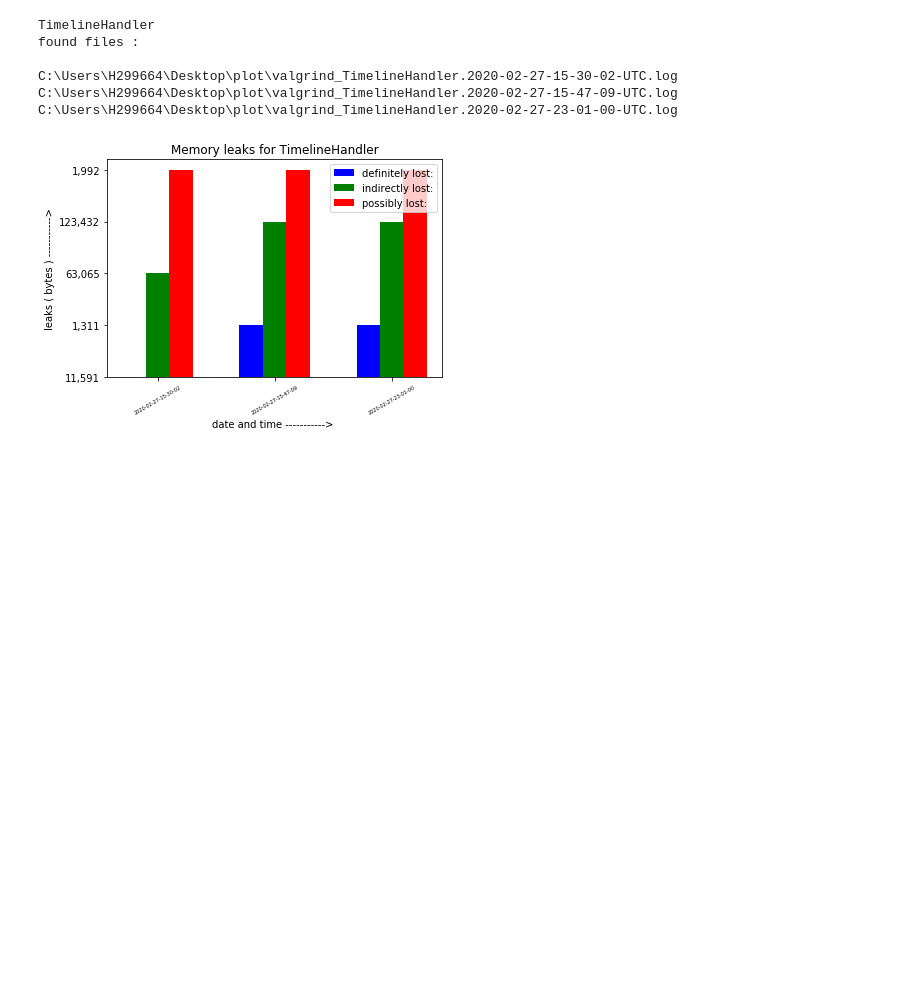
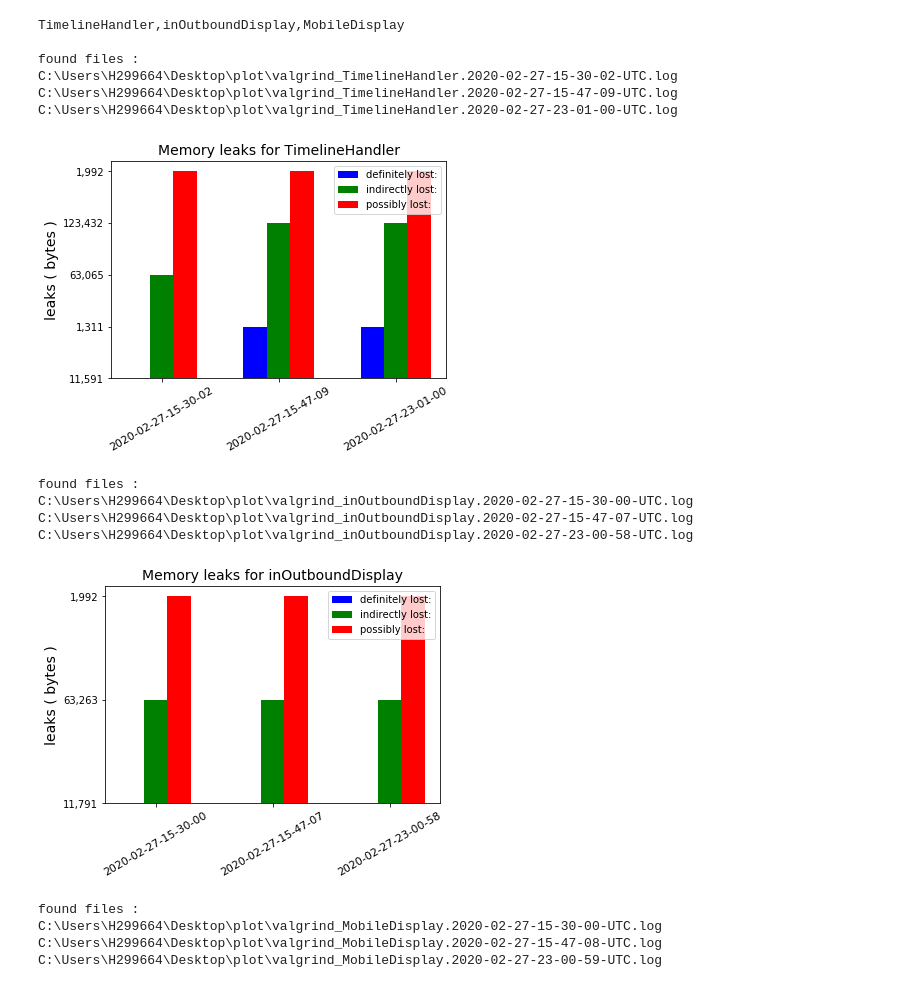
Before and after one commit to alokmishra21/JustForFun, a Jupyter notebook: PlotValues.ipynb, the cells around one changed output. Saved outputs shown, nothing was run; the diff lists cells and outputs as text; code cells hidden in the pictures; blank space fills up the shorter version.

Commit message:
now supporting multiple modules

```diff
--- a/PlotValues.ipynb
+++ b/PlotValues.ipynb
@@ -20,7 +20,7 @@ class MemoryLeaks:
 
         self.files = glob.glob(loc)
 
-        print("found files : \n")
+        print("\nfound files :")
         for file in self.files:
             print( file )
 
@@ -63,48 +63,61 @@ class MemoryLeaks:
             This function plots the bar chart with
             date and time stamp at the bottom and bytes
             leaked at y-axis
         '''
         if len(self.leakslist) == 0:
             print('no leak found!!!')
             return None
 
         # list of leaks
         Leaks = np.array(self.leakslist)
         # this is to index files increasing time order
         index = np.arange(len(Leaks))
         ax = plt.subplot(111)
 
         rect1 = ax.bar(index-0.2, Leaks[:,0], width=0.2, color='b', align='center')
         rect2 = ax.bar(index, Leaks[:,1], width=0.2, color='g', align='center')
         rect3 = ax.bar(index+0.2, Leaks[:,2], width=0.2, color='r', align='center')
         ax.legend( (rect1[0], rect2[0], rect3[0]), (self.leaksTypes[0], self.leaksTypes[1], self.leaksTypes[2]) )
 
-        plt.xlabel('date and time -----------> ')
-        plt.ylabel('leaks ( bytes ) ----------->')
-        plt.xticks(index, self.filesName, fontsize=5, rotation=30)
-        plt.title("Memory leaks for "+ module)
+        #plt.xlabel('files', size=14)
+        plt.ylabel('leaks ( bytes )', size=14)
+        plt.xticks(index, self.filesName, size=11, rotation=30)
+        plt.title("Memory leaks for "+ module, size=14)
         plt.show()
 
-# Module?
-module = input()
+# Modules?
+modulesName = input()
 
-# instantiating MemoryLeak class
-mLeak = MemoryLeaks()
+moduleList = modulesName.split(",")
 
-# location of files
-loc = "C:\\Users\\H299664\\Desktop\\plot\\valgrind_"+module+"*.log"
-# all files at location
-mLeak.findAllFiles(loc)
+for module in moduleList:
 
-mLeak.listLeaks()
+    # instantiating MemoryLeak class
+    mLeak = MemoryLeaks()
 
-# plot the leaks
-mLeak.plot_bar()
+    # location of files
+    loc = "C:\\Users\\H299664\\Desktop\\plot\\valgrind_"+module+"*.log"
+    # all files at location
+    mLeak.findAllFiles(loc)
+
+    mLeak.listLeaks()
+
+    # plot the leaks
+    mLeak.plot_bar()
 # %% [output]
-TimelineHandler
+TimelineHandler,inOutboundDisplay,MobileDisplay
+
 found files :
-
 C:\Users\H299664\Desktop\plot\valgrind_TimelineHandler.2020-02-27-15-30-02-UTC.log
 C:\Users\H299664\Desktop\plot\valgrind_TimelineHandler.2020-02-27-15-47-09-UTC.log
 C:\Users\H299664\Desktop\plot\valgrind_TimelineHandler.2020-02-27-23-01-00-UTC.log
-[figure, old version]
+[figure, new version]
+found files :
+C:\Users\H299664\Desktop\plot\valgrind_inOutboundDisplay.2020-02-27-15-30-00-UTC.log
+C:\Users\H299664\Desktop\plot\valgrind_inOutboundDisplay.2020-02-27-15-47-07-UTC.log
+C:\Users\H299664\Desktop\plot\valgrind_inOutboundDisplay.2020-02-27-23-00-58-UTC.log
+[figure, added]
+found files :
+C:\Users\H299664\Desktop\plot\valgrind_MobileDisplay.2020-02-27-15-30-00-UTC.log
+C:\Users\H299664\Desktop\plot\valgrind_MobileDisplay.2020-02-27-15-47-08-UTC.log
+C:\Users\H299664\Desktop\plot\valgrind_MobileDisplay.2020-02-27-23-00-59-UTC.log
```
Also changed, not shown: parts of 1 cell of this notebook.
